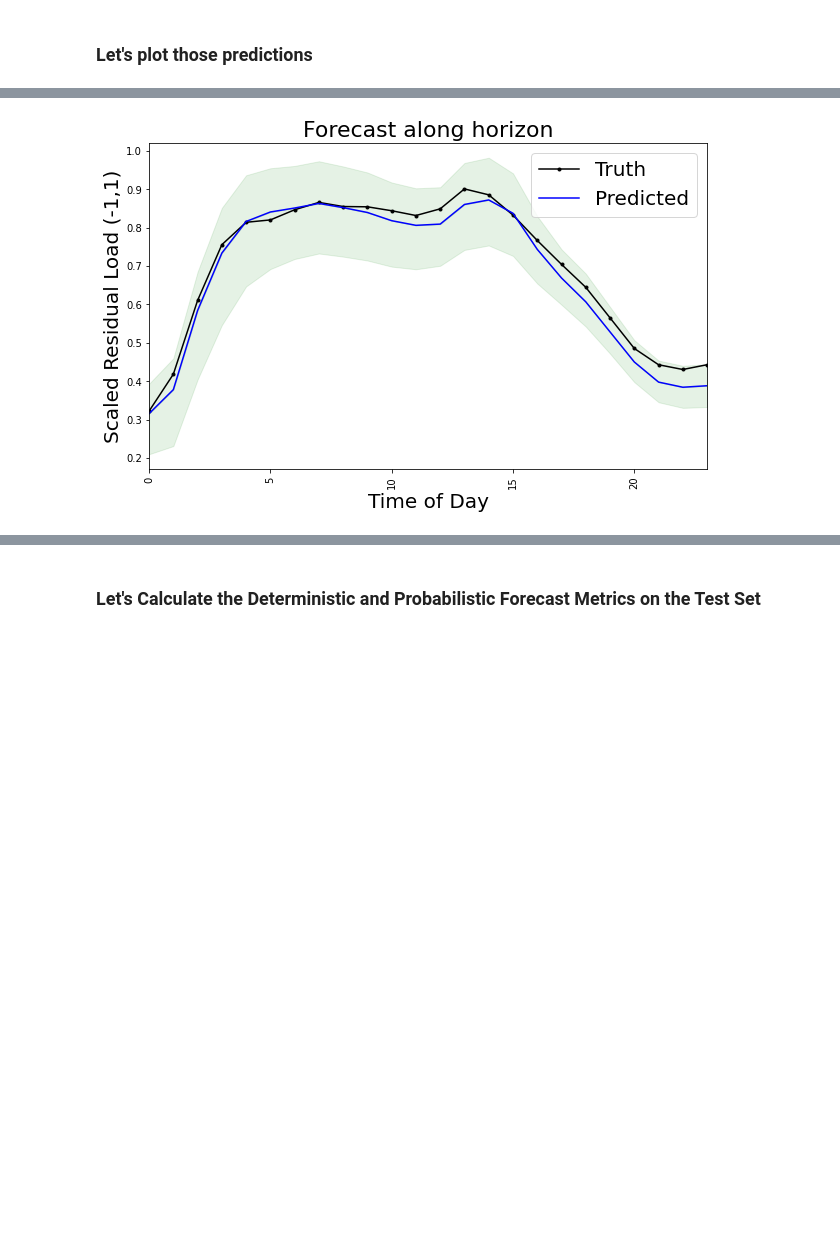
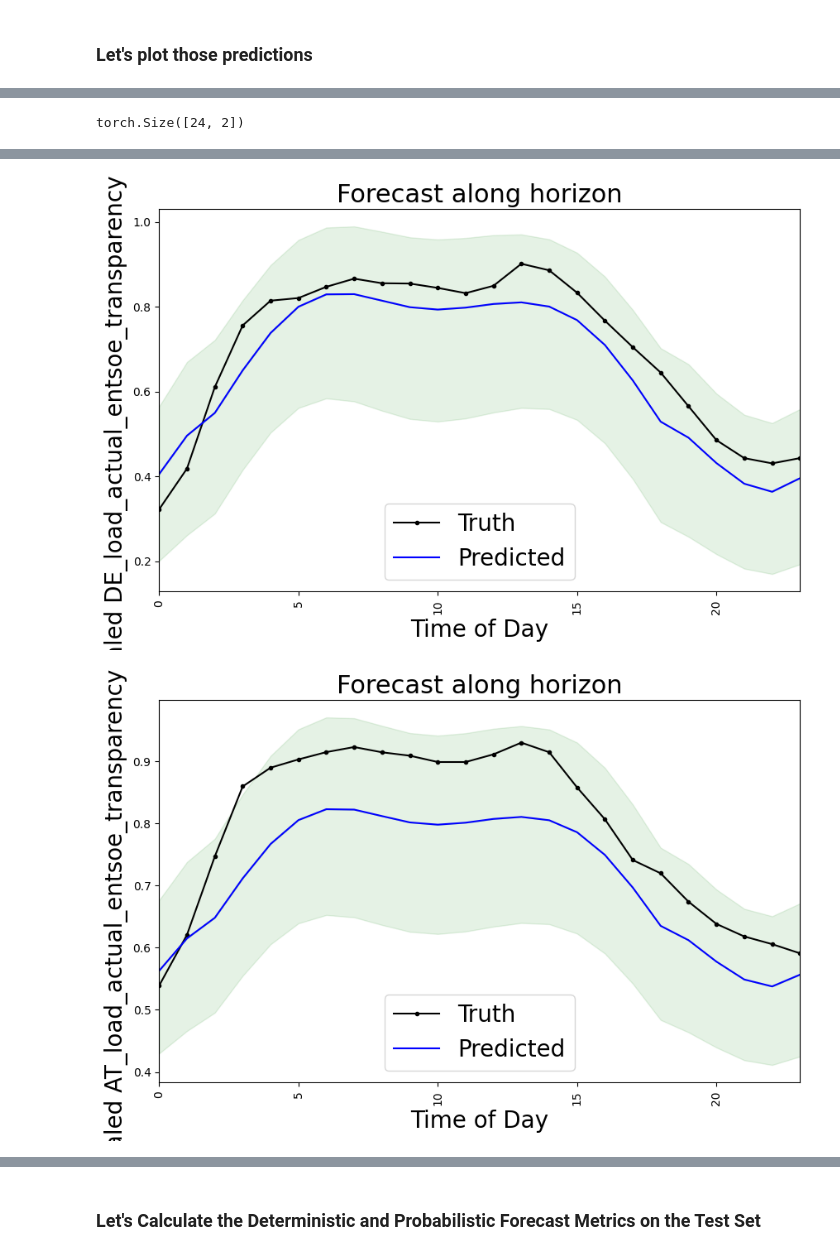
Before and after one commit to sogno-platform/proloaf, a Jupyter notebook: notebooks/ProLoaF applied and explained - Day-Ahead Forcasts on open data of the German load.ipynb, the cells around one changed output, grey strips where cells are left out. Cells and saved outputs as stored; diff of their text form; code cells hidden in the pictures; blank space fills up the shorter version.

```diff
--- a/notebooks/ProLoaF applied and explained - Day-Ahead Forcasts on open data of the German load.ipynb
+++ b/notebooks/ProLoaF applied and explained - Day-Ahead Forcasts on open data of the German load.ipynb
@@ -143,7 +161,7 @@ with torch.no_grad():
         ## Before the tensor object is created, all listed preparation steps are applied to the pandas dataframe
         ## Depending on the underlying data, some steps can be skipped, by simply removing the item from the list
         preparation_steps=[
-                partial(dh.set_to_hours, freq="1H"),# Here you can specify a datetime frequency. Default: '1H'
+                partial(dh.set_to_hours, freq=PAR.get("frequency", "1h")),# Here you can specify a datetime frequency. Default: '1H'
                 partial(dh.fill_if_missing, periodicity=PAR.get("periodicity", 24)),
                 dh.add_cyclical_features,
                 dh.add_onehot_features,
@@ -234,8 +255,8 @@ Targets: ['DE_load_actual_entsoe_transparency']
 # %% [markdown]
 Let's select one specific day, at which we will produce a forecast, e.g. 01.01.2019, First we load the inputs both for the encoder and decoder.
 # %%
-forecast_sample=prepped_data.dataset.data.index.get_loc("2019-01-01 00:00:00")
-inputs_enc, inputs_dec, targets = prepped_data.dataset[forecast_sample]
+forecast_sample = prepped_data.dataset.data.index.get_loc("2019-01-01 00:00:00")
+inputs_enc, inputs_enc_aux, inputs_dec, inputs_dec_aux, last_value, targets = prepped_data.dataset[forecast_sample]
 # %% [markdown]
 We now call the predict function and pass the network the inputs structured as encoder inputs and decoder inputs
 # %%
@@ -246,5 +275,11 @@ and future decoder inputs with shape ([n_timesteps, n_features]): torch.Size([24
 # %%
 with torch.no_grad():
-    prediction = net.predict(inputs_enc.unsqueeze(0), inputs_dec.unsqueeze(0))
+    prediction = net.predict(
+        inputs_enc.unsqueeze(0),
+        inputs_enc_aux.unsqueeze(0),
+        inputs_dec.unsqueeze(0),
+        inputs_dec_aux.unsqueeze(0),
+        last_value.unsqueeze(0),
+    )
 prediction
 # %% [output]
@@ -317,15 +359,21 @@ import proloaf.plot as plot
+# %%
+targets.shape
+# %% [output]
+torch.Size([24, 2])
 # %%
 # Fetch the actual time from the datetimeindex in the pandas dataframe
-actual_time = pd.Series(pd.to_datetime(df.index), index=df.index, dtype=object)
-actuals = actual_time[forecast_sample : forecast_sample + FORECAST_HORIZON]
-plot.plot_timestep(
-    targets.detach().squeeze().numpy(),
-    expected_values.detach().numpy()[0],
-    y_pred_upper.detach().numpy()[0],
-    y_pred_lower.detach().numpy()[0],
-    forecast_sample,
-    OUTDIR,
-    PAR["cap_limit"],
-    actuals,
-)
+for j in range(targets.shape[1]):  # iterate target feature
+    actual_time = pd.Series(pd.to_datetime(df.index), index=df.index, dtype=object)
+    actuals = actual_time[forecast_sample : forecast_sample + FORECAST_HORIZON]
+    plot.plot_timestep(  # TODO this is messed up
+        targets.detach().squeeze().numpy()[:, j],
+        expected_values.detach().numpy()[0, :, j],
+        y_pred_upper.detach().numpy()[0, :, j],
+        y_pred_lower.detach().numpy()[0, :, j],
+        forecast_sample,
+        f"{OUTDIR}/{test_data.target_id[j]}/",
+        PAR["cap_limit"],
+        actuals,
+        title=f"Scaled {PAR['target_id'][j]} (0,1)",
+    )
 # %% [output]
@@ -332,4 +397,5 @@ plot.plot_timestep(
-[figure, old version]
+[figure, new version]
+[figure, added]
 # %%
 # Plot for days with possible congestion
 print("One can also plot a desired limit, to visually indicate congestion in high load situations.")
```
Also changed, not shown: parts of 22 cells of this notebook.
